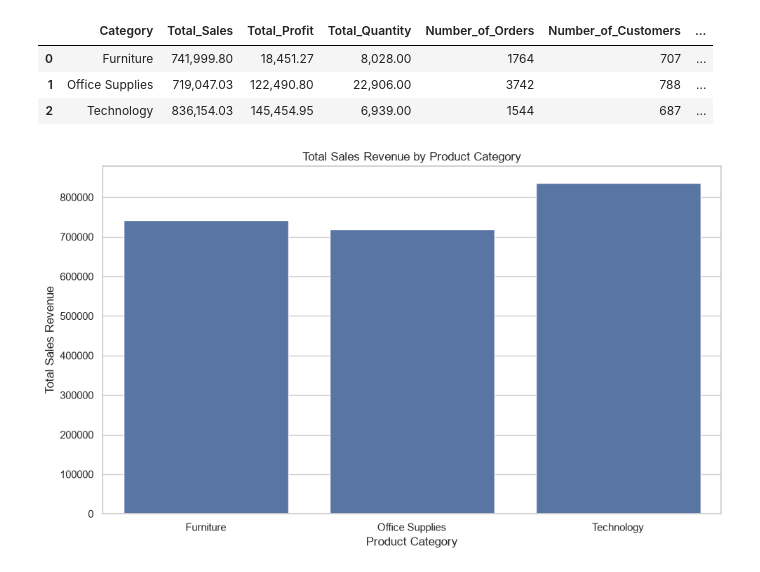
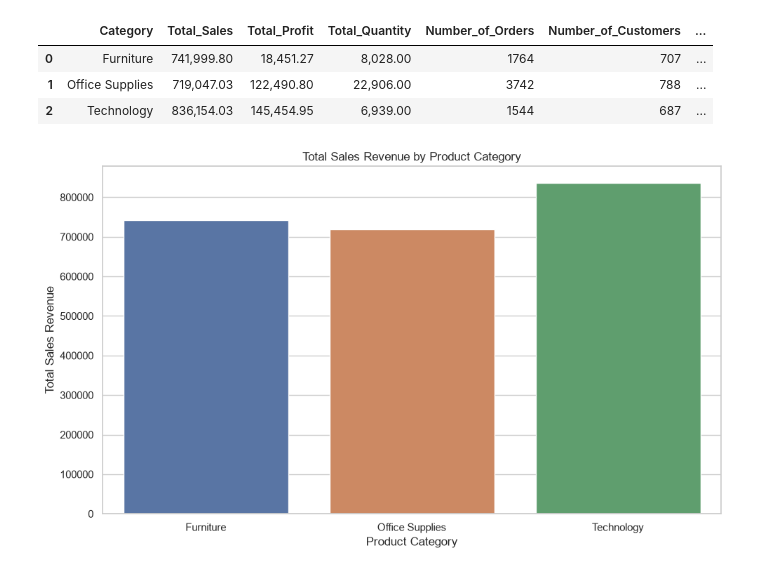
Before and after one commit to BrianKarimi/datheon_data, a Jupyter notebook: notebooks/superstore_sales.ipynb, the cells around one changed output. Cells and saved outputs as stored; diff of their text form; code cells hidden in the pictures.

Commit message:
Updated Charts

```diff
--- a/notebooks/superstore_sales.ipynb
+++ b/notebooks/superstore_sales.ipynb
@@ -549,25 +549,26 @@ category_performance.round(2)
 # %%
 
 # Visualize Category-wise sales revenue
 
 plt.figure(figsize=(10, 6))
 
 sns.barplot(
     data=category_performance,
     x="Category",
-    y="Total_Sales"
+    y="Total_Sales",
+    hue= "Category"
 )
 
 plt.title("Total Sales Revenue by Product Category")
 plt.xlabel("Product Category")
 plt.ylabel("Total Sales Revenue")
 
 plt.ticklabel_format(
     style="plain",
     axis="y"
 )
 
 plt.tight_layout()
 plt.show()
 # %% [output]
-[figure, old version]
+[figure, new version]
```
Also changed, not shown: parts of 6 cells of this notebook.
